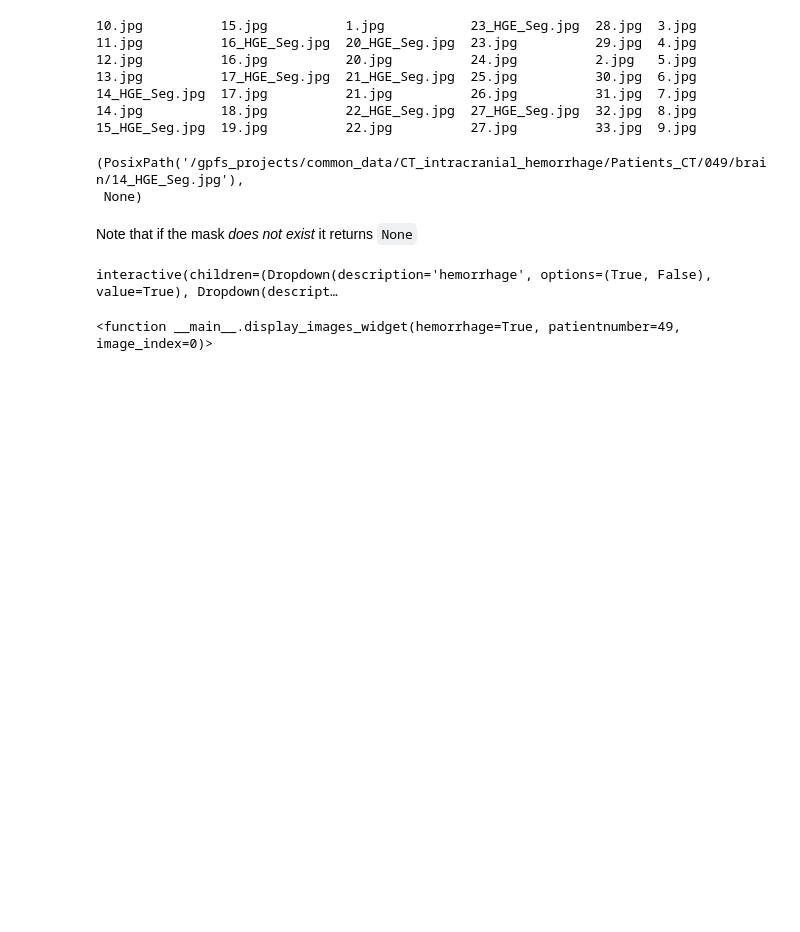
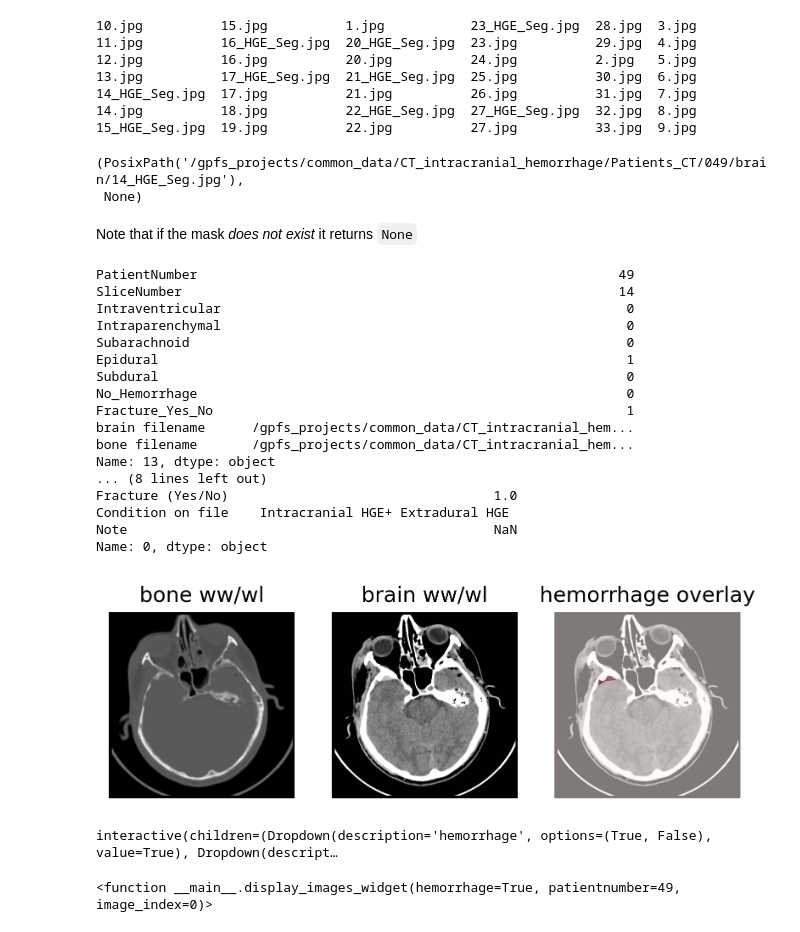
Before and after one commit to brandonjnelsonFDA/PedSilicoICH, a Jupyter notebook: notebooks/basic_eda.ipynb, the cells around one changed output. Cells and saved outputs as stored; diff of their text form; code cells hidden in the pictures; blank space fills up the shorter version.

```diff
--- a/notebooks/basic_eda.ipynb
+++ b/notebooks/basic_eda.ipynb
@@ -154,34 +154,53 @@ Note that if the mask *does not exist* it returns `None`
 # %%
 import matplotlib.pyplot as plt
 
 def display_images(row):
     'requires a `row` from the `hemorrhages_df` dataframe and will print patient and lesion information while showing brain, bone, and lesion images side-by-side'
     print(row)
     print(patients_df[patients_df['Patient Number'] == row.PatientNumber].iloc[0])
     brain_display_filename = row['brain filename']
     bone_display_filename = row['bone filename']
     hemorrhage_mask_filename = get_hemorrhage_mask(brain_display_filename)
 
     brain_img = plt.imread(brain_display_filename)
     bone_img = plt.imread(bone_display_filename)
 
     f, axs = plt.subplots(1,3, dpi=300)
     axs[0].axis('off')
     axs[0].imshow(bone_img, cmap='gray')
     axs[0].set_title('bone ww/wl')
     axs[1].axis('off')
     axs[1].imshow(brain_img, cmap='gray')
     axs[1].set_title('brain ww/wl')
 
     if hemorrhage_mask_filename:
         mask_img = plt.imread(hemorrhage_mask_filename)
         axs[2].axis('off')
         axs[2].imshow(brain_img, cmap='gray')
         axs[2].imshow(mask_img, cmap='Reds', alpha=0.5)
         axs[2].set_title('hemorrhage overlay')
 
-# row = hemorrhages_df[hemorrhages_df['No_Hemorrhage'] == False].iloc[0]
-# display_images(row)
+row = hemorrhages_df[hemorrhages_df['No_Hemorrhage'] == False].iloc[0]
+display_images(row)
+# %% [output]
+PatientNumber                                                      49
+SliceNumber                                                        14
+Intraventricular                                                    0
+Intraparenchymal                                                    0
+Subarachnoid                                                        0
+Epidural                                                            1
+Subdural                                                            0
+No_Hemorrhage                                                       0
+Fracture_Yes_No                                                     1
+brain filename      /gpfs_projects/common_data/CT_intracranial_hem...
+bone filename       /gpfs_projects/common_data/CT_intracranial_hem...
+Name: 13, dtype: object
+... (8 lines left out)
+Fracture (Yes/No)                                  1.0
+Condition on file    Intracranial HGE+ Extradural HGE
+Note                                               NaN
+Name: 0, dtype: object
+[figure, added]
 # %%
 from ipywidgets import interact, IntSlider
 
```
Also changed, not shown: 2 other files.
